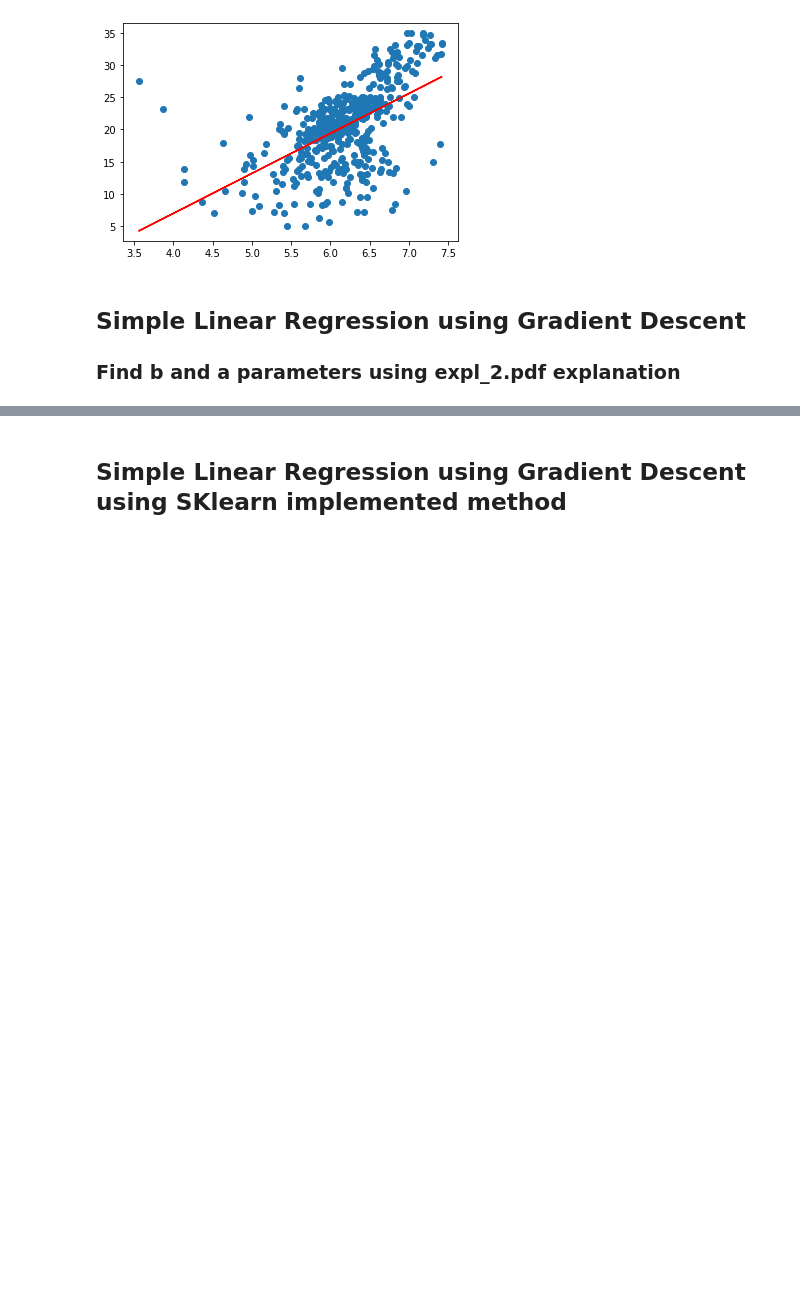
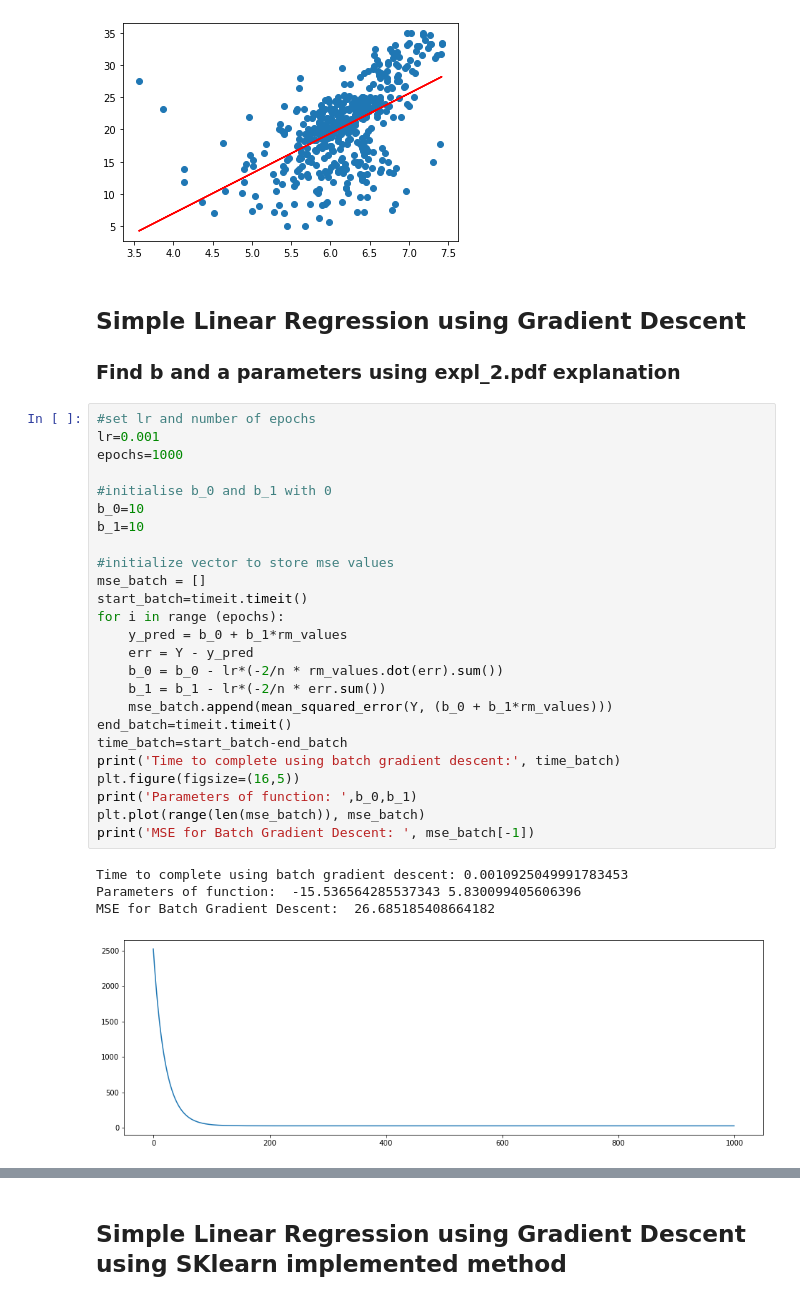
Before and after one commit to mhakan20/Linear-Regression-Analysis, a Jupyter notebook: LinearRegAnalysis.ipynb, the cells around one changed output, grey strips where cells are left out. Drawn from its saved outputs; the diff is of its cells as text; blank space fills up the shorter version.

Commit message:
extended comparison with Batch Gradient Descent and Stochastic Gradient Descent

```diff
--- a/LinearRegAnalysis.ipynb
+++ b/LinearRegAnalysis.ipynb
@@ -155,3 +158,33 @@ plt.plot(rm_values,Y_pred_nr_eq,color="red")
 # %% [markdown]
 ## Simple Linear Regression using Gradient Descent
 ### Find b and a parameters using expl_2.pdf explanation
+# %%
+#set lr and number of epochs
+lr=0.001
+epochs=1000
+
+#initialise b_0 and b_1 with 0
+b_0=10
+b_1=10
+
+#initialize vector to store mse values
+mse_batch = []
+start_batch=timeit.timeit()
+for i in range (epochs):
+    y_pred = b_0 + b_1*rm_values
+    err = Y - y_pred
+    b_0 = b_0 - lr*(-2/n * rm_values.dot(err).sum())
+    b_1 = b_1 - lr*(-2/n * err.sum())
+    mse_batch.append(mean_squared_error(Y, (b_0 + b_1*rm_values)))
+end_batch=timeit.timeit()
+time_batch=start_batch-end_batch
+print('Time to complete using batch gradient descent:', time_batch)
+plt.figure(figsize=(16,5))
+print('Parameters of function: ',b_0,b_1)
+plt.plot(range(len(mse_batch)), mse_batch)
+print('MSE for Batch Gradient Descent: ', mse_batch[-1])
+# %% [output]
+Time to complete using batch gradient descent: 0.0010925049991783453
+Parameters of function:  -15.536564285537343 5.830099405606396
+MSE for Batch Gradient Descent:  26.685185408664182
+[figure, added]
```
Also changed, not shown: parts of 9 cells of this notebook.
